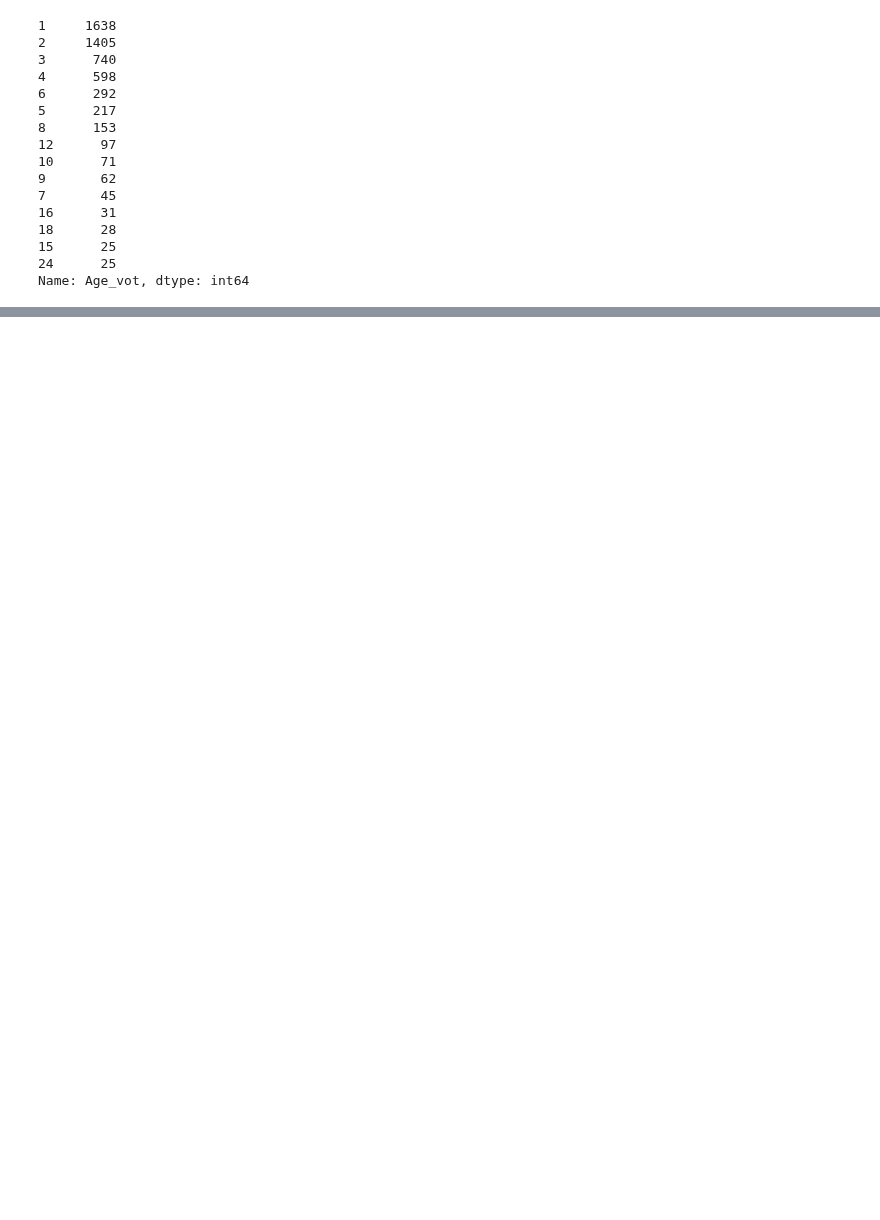
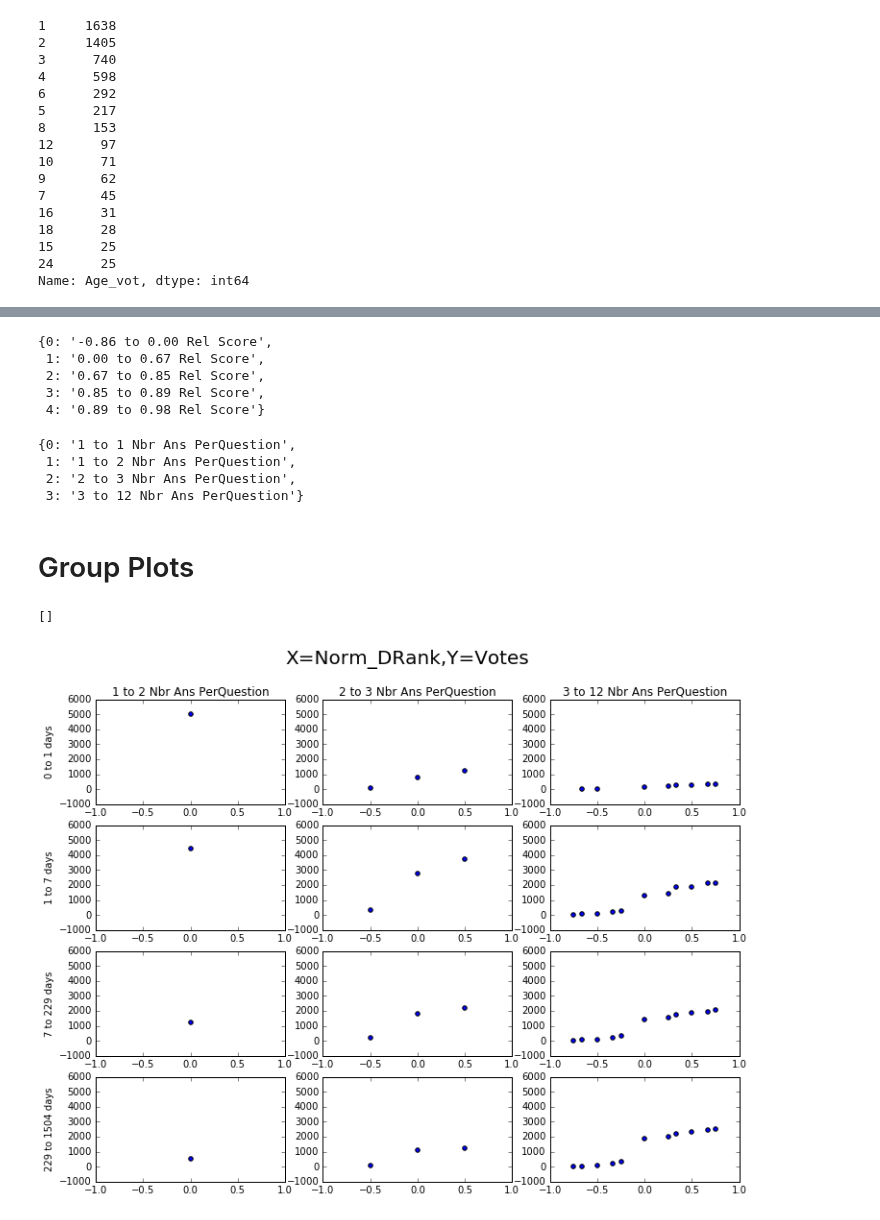
Before and after one commit to JoelDan192/Predictive-model-for-the-voting-system-in-SE-network, a Jupyter notebook: results/Dataset_groups.ipynb, the cells around one changed output, grey strips where cells are left out. Saved outputs shown, nothing was run; the diff lists cells and outputs as text; code cells hidden in the pictures; blank space fills up the shorter version.

```diff
--- a/results/Dataset_groups.ipynb
+++ b/results/Dataset_groups.ipynb
@@ -113,26 +168,18 @@ def reverse_groups(groups,unit='days'):
 # %%
 from functools import partial
 
-age_intervals = get_intervals('Age_vot',[0,.1,.2,.3,.4,.5,.6,.7,.8,.9,1.0])
-rep_intervals = get_intervals('Reputation',[0,.25,.5,.75,1.0])
-pos_intervals = get_intervals('AnsRank',[0,.25,.5,.75,1.0])
-rscore_intervals = get_intervals('ReScore',[0,.25,.5,.75,1.0])
+age_intervals = get_intervals('Age_vot',[0,.25,.5,.75,1.0])
+pos_intervals = get_intervals('AnsRank',[0,.6,.7,.8,.9,1.0])
+rscore_intervals = get_intervals('ReScore',[0,.25,.5,.75,.85,1.0])
 anscount_intervals = get_intervals('Ans_count',[0,.25,.5,.75,1.0])
-
-get_age_group = partial(get_group,age_intervals)
-get_rep_group = partial(get_group,rep_intervals)
-get_pos_group = partial(get_group,pos_intervals)
-get_rscore_group = partial(get_group,rscore_intervals)
-get_anscount_group = partial(get_group,anscount_intervals)
 # %%
-votes['Age_group'] = votes['Age_vot'].apply(get_age_group)
-votes['Rep_group'] = votes['Reputation'].apply(get_rep_group)
-votes['Pos_group'] = votes['AnsRank'].apply(get_age_group)
-votes['RScore_group'] = votes['ReScore'].apply(get_age_group)
-votes['AnsCount_group'] = votes['Ans_count'].apply(get_age_group)
+votes['Age_vot_group'] = votes['Age_vot'].apply(partial(get_group,age_intervals))
+votes['AnsRank_group'] = votes['AnsRank'].apply(partial(get_group,pos_intervals))
+votes['ReScore_group'] = votes['ReScore'].apply(partial(get_group,rscore_intervals))
+votes['Ans_count_group'] = votes['Ans_count'].apply(partial(get_group,anscount_intervals))
 # %%
-rev_age_groups = reverse_groups(age_intervals)
-rev_rep_groups = reverse_groups(rep_intervals,unit='Points')
-rev_pos_groups = reverse_groups(pos_intervals,unit='Position')
-rev_rscore_groups = reverse_groups(rscore_intervals,unit='Relative Score')
-rev_anscount_groups = reverse_groups(anscount_intervals,unit='Total Answers in Question')
+ReverseGroups = {}
+ReverseGroups['Age_vot_group'] = reverse_groups(age_intervals)
+ReverseGroups['AnsRank_group'] = reverse_groups(pos_intervals,unit='Position')
+ReverseGroups['ReScore_group'] = reverse_groups(rscore_intervals,unit='Rel Score')
+ReverseGroups['Ans_count_group'] = reverse_groups(anscount_intervals,unit='Nbr Ans PerQuestion')
@@ -145,0 +198,19 @@ rev_anscount_groups
+# %%
+ReverseGroups['ReScore_group']
+# %% [output]
+{0: '-0.86 to 0.00 Rel Score',
+ 1: '0.00 to 0.67 Rel Score',
+ 2: '0.67 to 0.85 Rel Score',
+ 3: '0.85 to 0.89 Rel Score',
+ 4: '0.89 to 0.98 Rel Score'}
+# %%
+ReverseGroups['Ans_count_group']
+# %% [output]
+{0: '1 to 1 Nbr Ans PerQuestion',
+ 1: '1 to 2 Nbr Ans PerQuestion',
+ 2: '2 to 3 Nbr Ans PerQuestion',
+ 3: '3 to 12 Nbr Ans PerQuestion'}
+# %%
+votes = votes[votes.ReScore_group.notnull()] #TODO:check ReScore group for extremely high ReScore obs
+# %% [markdown]
+# Group Plots
@@ -145,0 +260,8 @@ rev_anscount_groups
+# %%
+nb_ans = 4
+nb_age_groups = 4
+data = votes[(votes['Ans_count']<=nb_ans)&(votes['Age_vot_group']<=nb_age_groups-1)]
+plot_by(data,'Age_vot','Ans_count','Norm_DRank','Votes',12,9)
+# %% [output]
+[]
+[figure, added]
```
Also changed, not shown: parts of 19 cells of this notebook.
